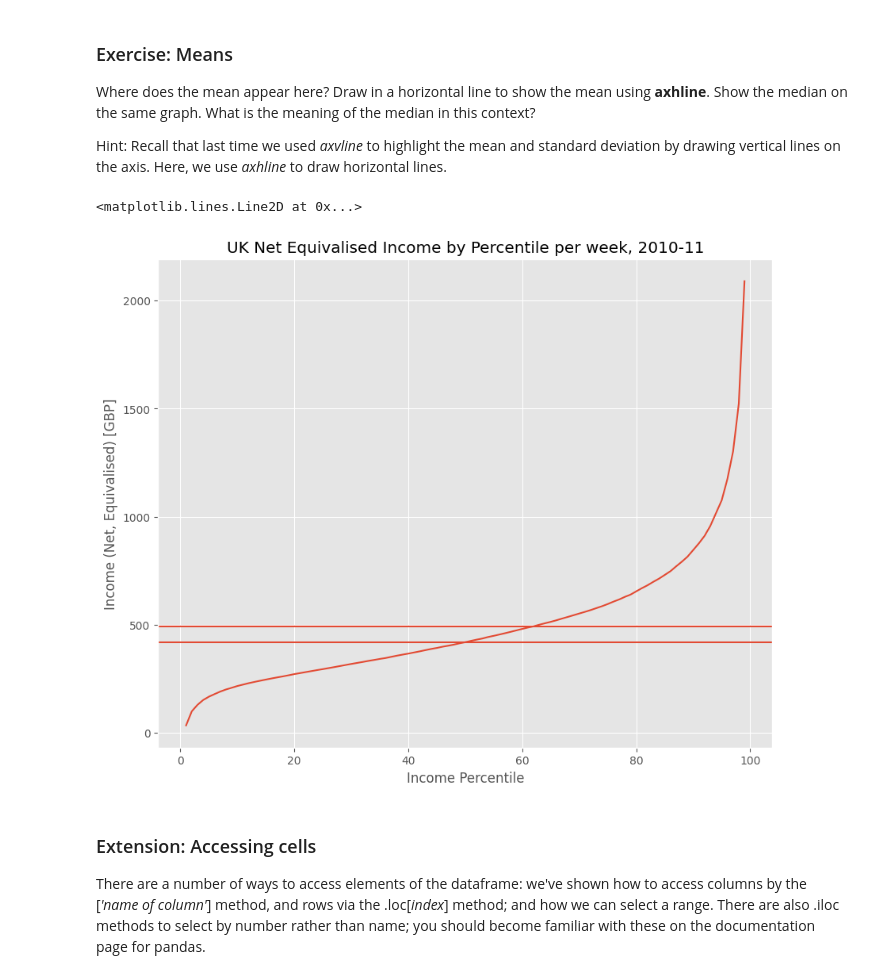
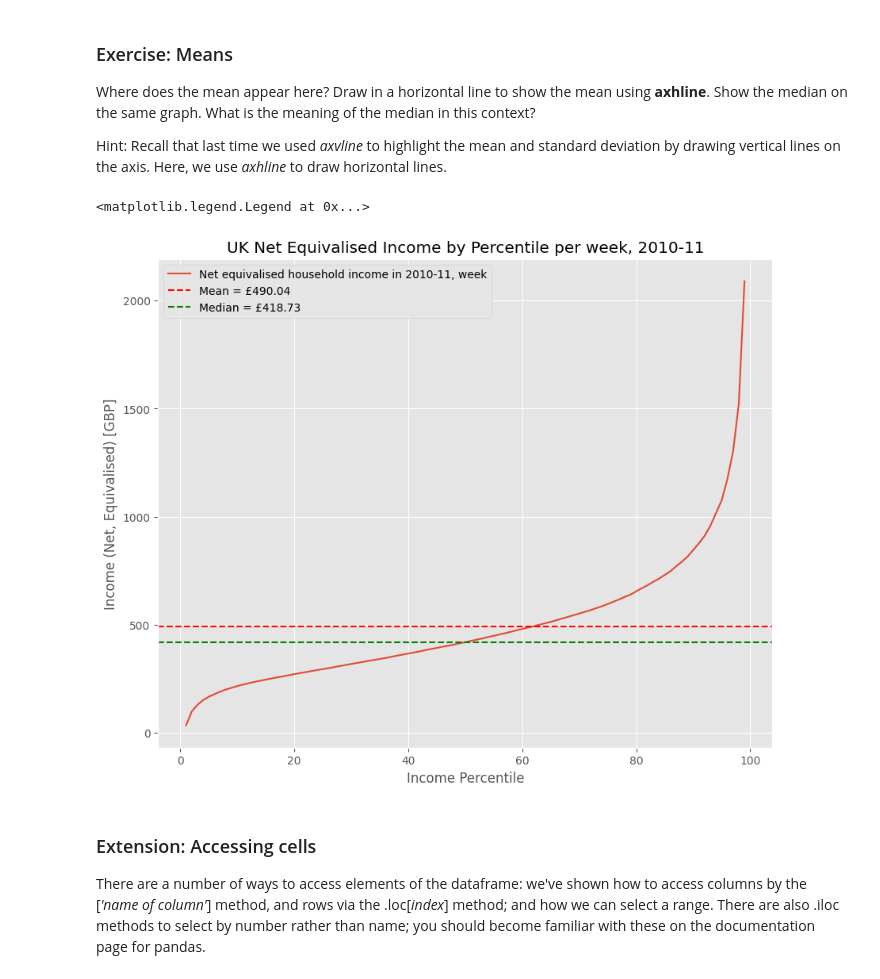
Before and after one commit to alicecaiger/QM2, a Jupyter notebook: notebooks/W02. Pandas.ipynb, the cells around one changed output. Cells and saved outputs as stored; diff of their text form; code cells hidden in the pictures.

```diff
--- a/notebooks/W02. Pandas.ipynb
+++ b/notebooks/W02. Pandas.ipynb
@@ -237,15 +227,16 @@ Hint: Recall that last time we used *axvline* to highlight the mean and standard
 # %%
 income['Net equivalised household income in 2010-11, week'].plot()
 plt.title('UK Net Equivalised Income by Percentile per week, 2010-11')
 plt.xlabel('Income Percentile')
 plt.ylabel('Income (Net, Equivalised) [GBP]')
-median = income['Net equivalised household income in 2010-11, week'].median()
-plt.axhline(median)
-mean = income['Net equivalised household income in 2010-11, week'].mean()
-plt.axhline(mean)
+mean_income = income['Net equivalised household income in 2010-11, week'].mean()
+median_income = income['Net equivalised household income in 2010-11, week'].median()
+plt.axhline(y=mean_income, color='red', linestyle='--', label=f'Mean = £{mean_income:,.2f}')
+plt.axhline(y=median_income, color='green', linestyle='--', label=f'Median = £{median_income:,.2f}')
+plt.legend()
 # %% [output]
-<matplotlib.lines.Line2D at 0x...>
+<matplotlib.legend.Legend at 0x...>
-[figure, old version]
+[figure, new version]
 # %% [markdown]
 ### Extension: Accessing cells
 
```
Also changed, not shown: parts of 20 cells of this notebook.
